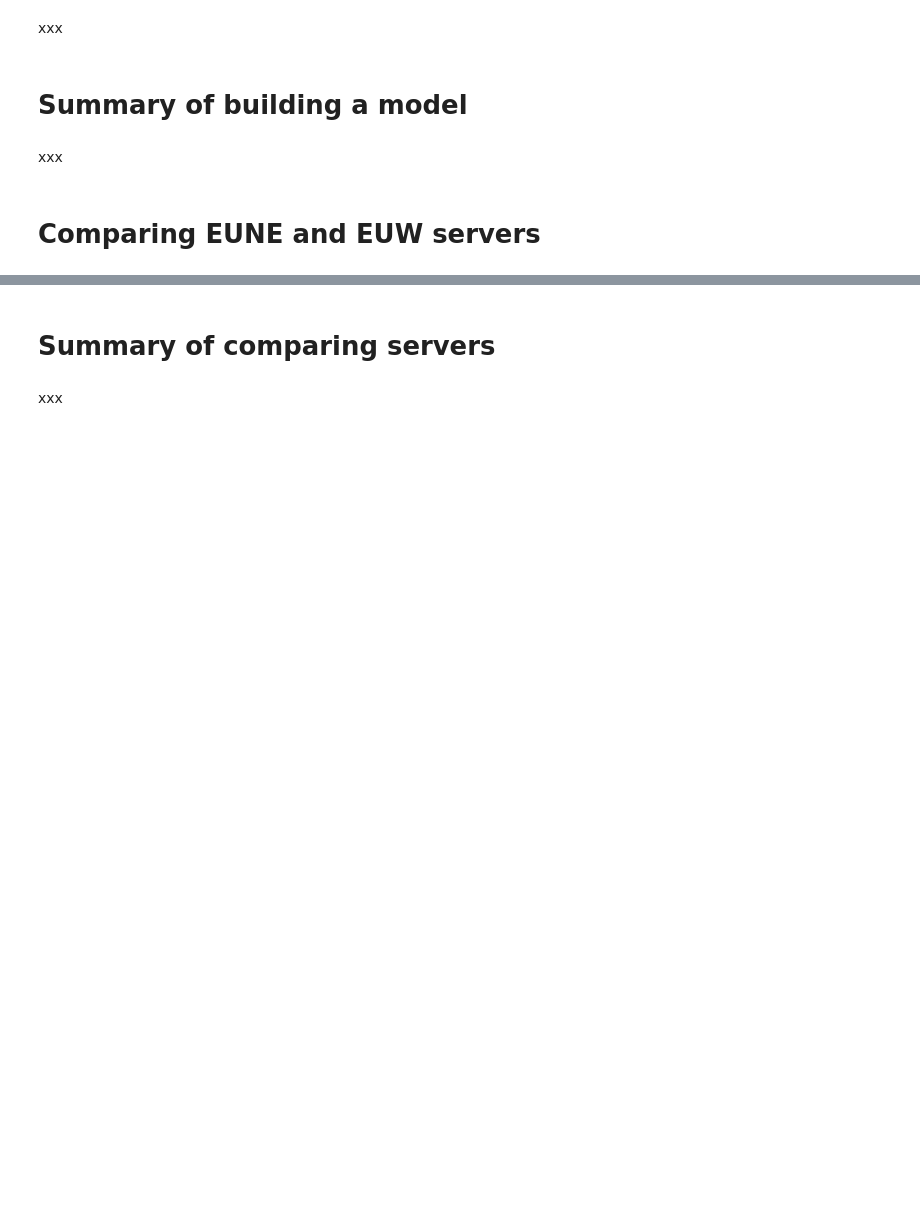
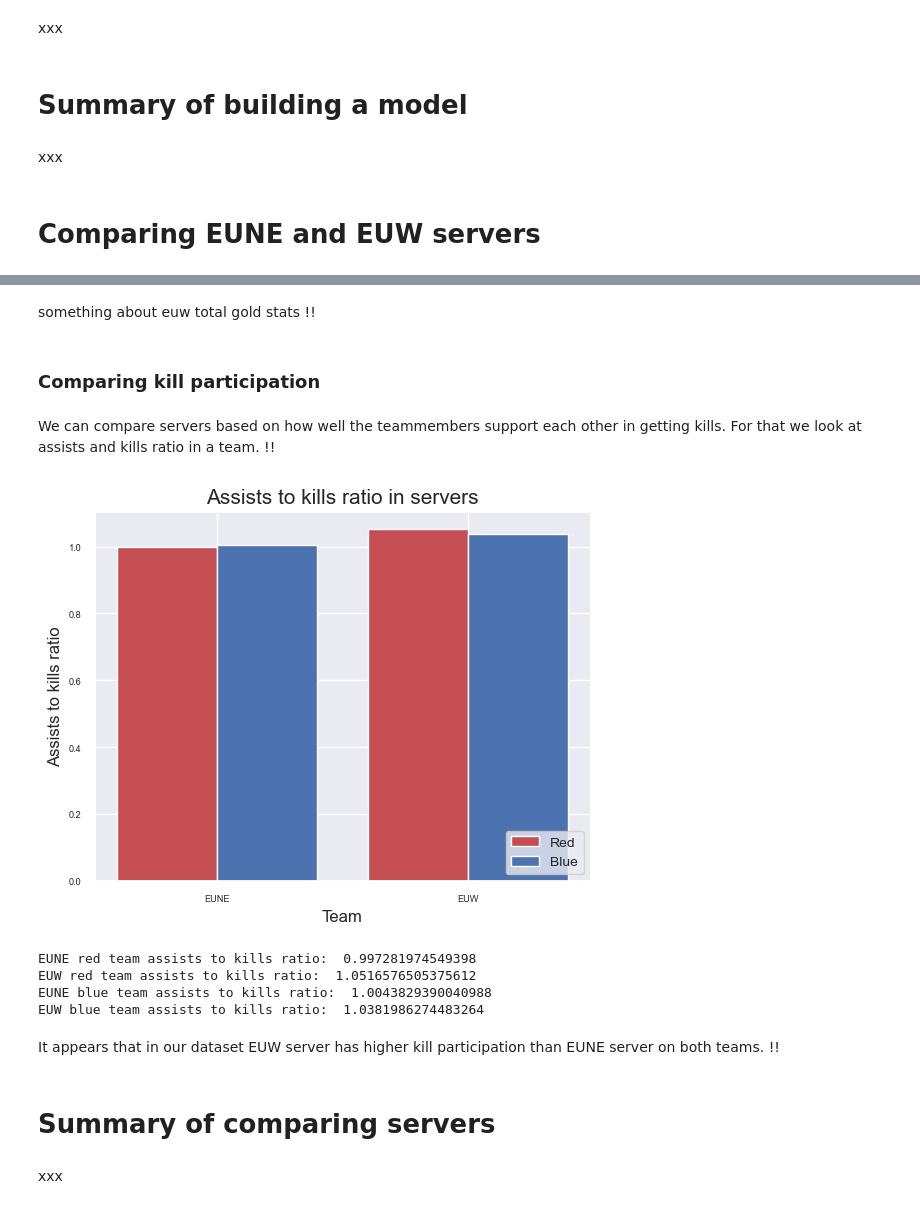
Before and after one commit to VeronikaKukk/DS_project, a Jupyter notebook: d4_notebook.ipynb, the cells around one changed output, grey strips where cells are left out. Cells and saved outputs as stored; diff of their text form; code cells hidden in the pictures; blank space fills up the shorter version.

```diff
--- a/d4_notebook.ipynb
+++ b/d4_notebook.ipynb
@@ -790,3 +969,42 @@ fig.suptitle("EUW total gold per team", fontsize=15)
+# %% [markdown]
+something about euw total gold stats !!
+# %% [markdown]
+### Comparing kill participation
+# %% [markdown]
+We can compare servers based on how well the teammembers support each other in getting kills. For that we look at assists and kills ratio in a team.
+!!
+# %%
+X = ['EUNE','EUW']
+assists_to_kills_ratio_red = [df_eune_balanced["redAssists"].sum() /  df_eune_balanced["redKills"].sum(),
+                   df_euw_balanced["redAssists"].sum() /  df_euw_balanced["redKills"].sum()]
+assists_to_kills_ratio_blue = [df_eune_balanced["blueAssists"].sum() /  df_eune_balanced["blueKills"].sum(),
+                   df_euw_balanced["blueAssists"].sum() /  df_euw_balanced["blueKills"].sum()]
+X_axis = np.arange(len(X))
+
+plt.bar(X_axis-0.2, assists_to_kills_ratio_red, 0.4, label = 'Red', color='r')
+plt.bar(X_axis+0.2, assists_to_kills_ratio_blue, 0.4, label = 'Blue', color='b')
+
+plt.xticks(X_axis, X)
+plt.xlabel("Team", fontsize=12)
+plt.ylabel("Assists to kills ratio", fontsize=12)
+plt.title("Assists to kills ratio in servers", fontsize=15)
+plt.legend(fontsize=10, loc=4)
+plt.show()
+# %% [output]
+[figure, added]
+# %%
+print("EUNE red team assists to kills ratio: ", assists_to_kills_ratio_red[0])
+print("EUW red team assists to kills ratio: ", assists_to_kills_ratio_red[1])
+
+print("EUNE blue team assists to kills ratio: ", assists_to_kills_ratio_blue[0])
+print("EUW blue team assists to kills ratio: ", assists_to_kills_ratio_blue[1])
+# %% [output]
+EUNE red team assists to kills ratio:  0.997281974549398
+EUW red team assists to kills ratio:  1.0516576505375612
+EUNE blue team assists to kills ratio:  1.0043829390040988
+EUW blue team assists to kills ratio:  1.0381986274483264
+# %% [markdown]
+It appears that in our dataset EUW server has higher kill participation than EUNE server on both teams. !!
 # %% [markdown]
 # Summary of comparing servers
 # %% [markdown]
```
Also changed, not shown: parts of 69 cells of this notebook.
